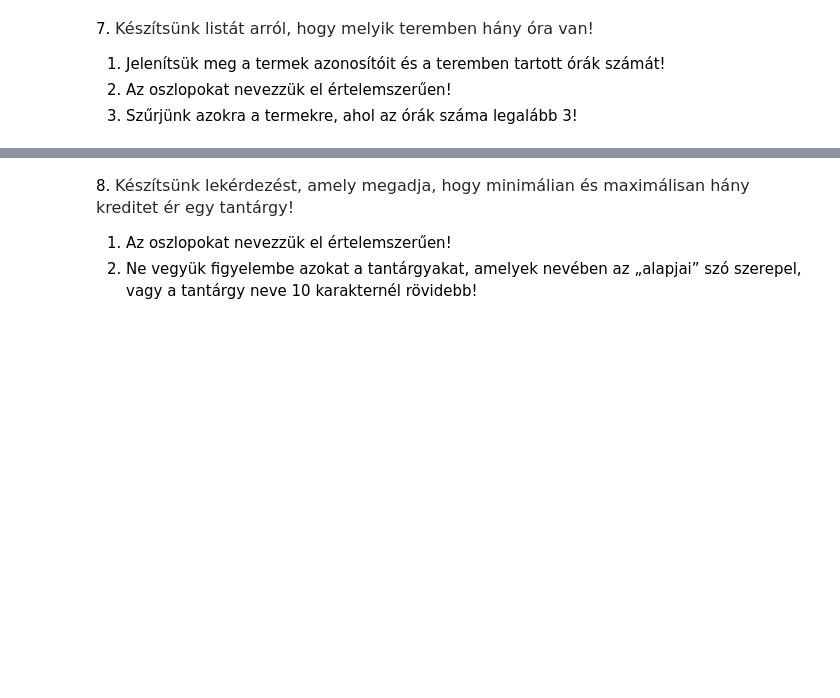
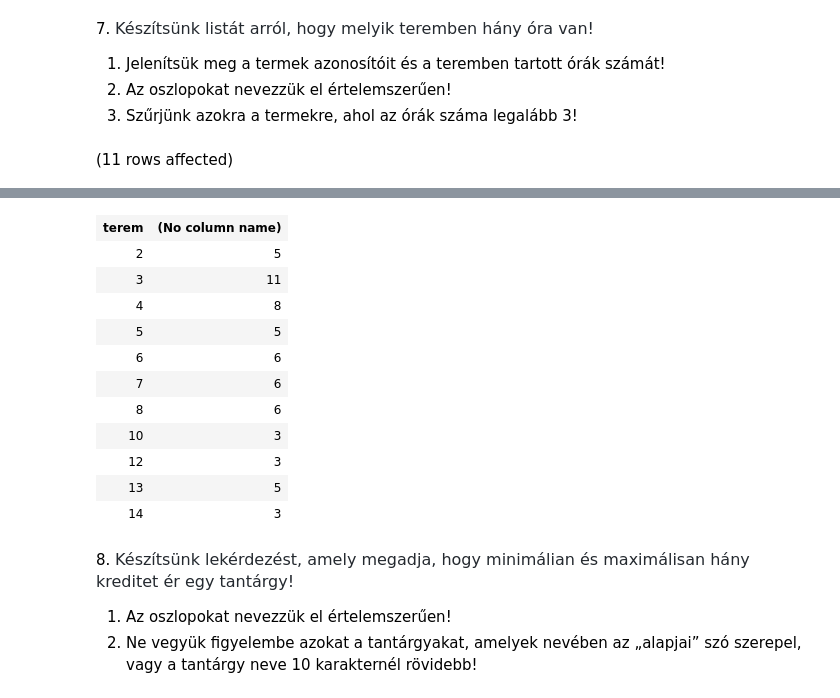
Before and after one commit to szosszi/adatbazis, a Jupyter notebook: gyakorlat02_feladatok .ipynb, the cells around one changed output, grey strips where cells are left out. Drawn from its saved outputs; the diff is of its cells as text; code cells hidden in the pictures; blank space fills up the shorter version.

```diff
--- a/gyakorlat02_feladatok .ipynb
+++ b/gyakorlat02_feladatok .ipynb
@@ -45,3 +96,10 @@ c. Szintén hagyjuk ki azokat a csoportokat, ahol a csoport elemszáma 3-nál ki
 1. Jelenítsük meg a termek azonosítóit és a teremben tartott órák számát!
 2. Az oszlopokat nevezzük el értelemszerűen!
 3. Szűrjünk azokra a termekre, ahol az órák száma legalább 3!
+# %%
+SELECT terem, COUNT(ora_id)
+FROM orak
+GROUP BY terem
+HAVING COUNT(ora_id) >= 3
+# %% [output]
+(11 rows affected)
@@ -48,3 +107,15 @@ c. Szintén hagyjuk ki azokat a csoportokat, ahol a csoport elemszáma 3-nál ki
+| terem | (No column name) |
+| 2 | 5 |
+| 3 | 11 |
+| 4 | 8 |
+| 5 | 5 |
+| 6 | 6 |
+| 7 | 6 |
+| 8 | 6 |
+| 10 | 3 |
+| 12 | 3 |
+| 13 | 5 |
+| 14 | 3 |
 # %% [markdown]
 8. <span style="color: rgb(36, 41, 47); font-family: -apple-system, BlinkMacSystemFont, &quot;Segoe UI&quot;, Helvetica, Arial, sans-serif, &quot;Apple Color Emoji&quot;, &quot;Segoe UI Emoji&quot;; font-size: 16px;">Készítsünk lekérdezést, amely megadja, hogy minimálian és maximálisan hány kreditet ér egy tantárgy!</span>
 
```
Also changed, not shown: parts of 3 cells of this notebook.
